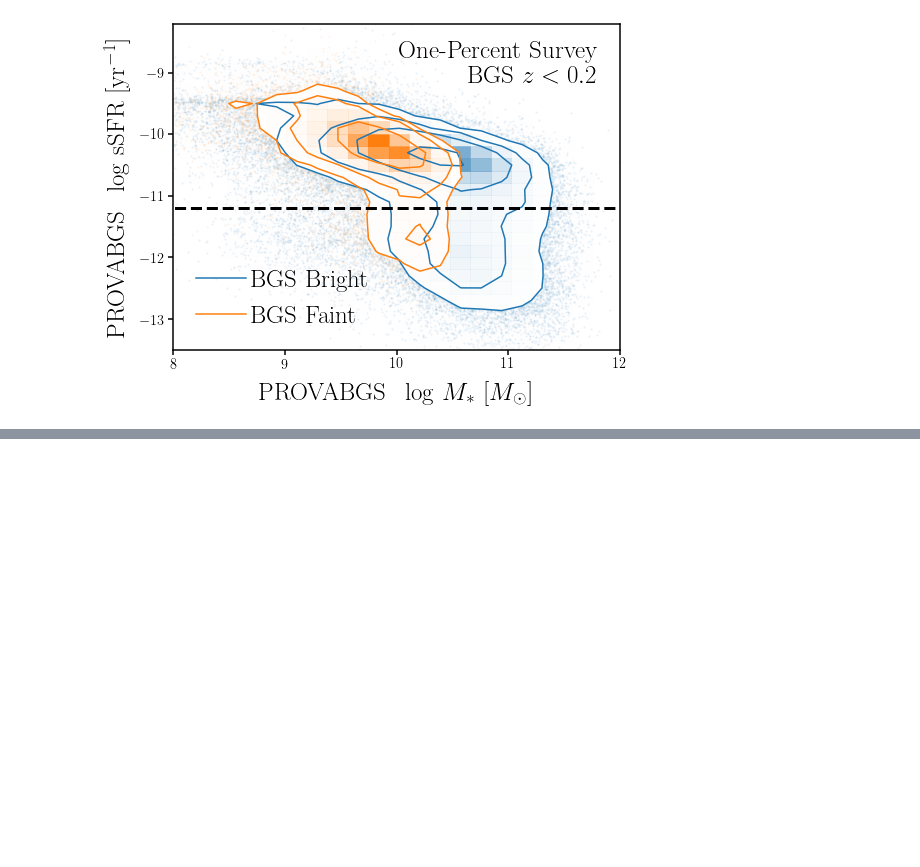
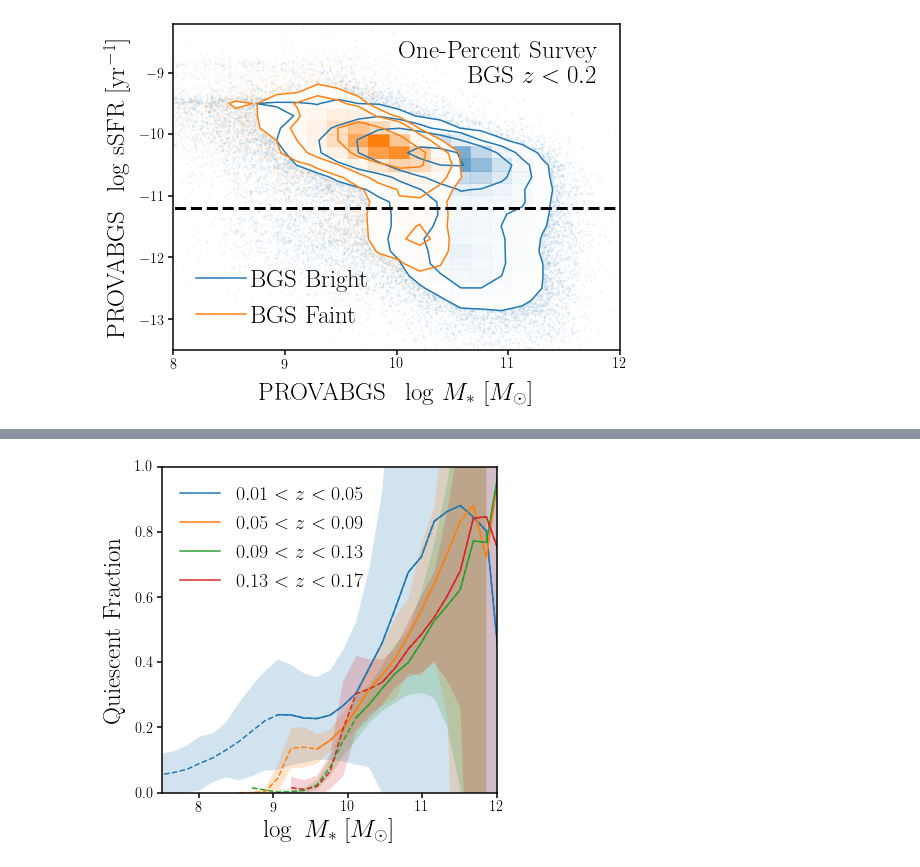
Before and after one commit to changhoonhahn/gapos, a Jupyter notebook: papers/edr/nb/sfq.ipynb, the cells around one changed output, grey strips where cells are left out. Saved outputs shown, nothing was run; the diff lists cells and outputs as text; code cells hidden in the pictures; blank space fills up the shorter version.

```diff
--- a/papers/edr/nb/sfq.ipynb
+++ b/papers/edr/nb/sfq.ipynb
@@ -138,0 +71,6 @@ fig.savefig('../figs/psmf_bgs_bright_sfq.pdf', bbox_inches='tight')
+# %%
+psmfs = []
+for zmin, zmax in zip(zmins, zmaxs):
+    psmf = np.loadtxt(os.path.join(dat_dir, 'psmf.sv3.bgs_bright.z%.2f_%.2f.dat' % (zmin, zmax)),
+                      skiprows=2)
+    psmfs.append(psmf)
@@ -138,0 +145,30 @@ fig.savefig('../figs/psmf_bgs_bright_sfq.pdf', bbox_inches='tight')
+# %%
+fig = plt.figure(figsize=(6,6))
+
+sub = fig.add_subplot(111)
+for i, zmin, zmax in zip(range(4), zmins, zmaxs):
+
+    fq = (psmfs_q[i][:,1]/(psmfs_q[i][:,1] + psmfs_sf[i][:,1]))
+    sig_fq = fq*np.sqrt((psmfs_q[i][:,2]/psmfs_q[i][:,1])**2 + (psmfs_sf[i][:,2]/psmfs_sf[i][:,1])**2)
+
+
+    sub.plot(psmfs_q[i][:,0][(psmfs_q[i][:,1] > 0)],
+             fq[(psmfs_q[i][:,1] > 0)],
+             c='C%i' % i, ls='--')
+    sub.plot(psmfs_q[i][:,0][(psmfs_q[i][:,0] > Mlims[i]) & (psmfs_q[i][:,1] > 0)],
+             fq[(psmfs_q[i][:,0] > Mlims[i]) & (psmfs_q[i][:,1] > 0)],
+             c='C%i' % i, ls='-')
+
+    sub.fill_between(psmfs_q[i][:,0], fq - sig_fq, fq + sig_fq, color='C%i' % i, edgecolor='none', alpha=0.2)
+    sub.plot([], [], c='C%i' % i, label='$%.2f < z < %.2f$' % (zmin, zmax))
+
+sub.legend(loc='upper left', fontsize=20, markerscale=5)#, frameon=True)
+sub.set_xlabel(r'$\log~M_*$  [$M_\odot$]', fontsize=25)
+sub.set_xlim(7.5, 12.)
+sub.set_ylabel(r'Quiescent Fraction', labelpad=10, fontsize=25)
+#sub.set_yscale('log')
+sub.set_ylim(0., 1.)
+
+fig.savefig('../figs/qf_bgs_bright.pdf', bbox_inches='tight')
+# %% [output]
+[figure, added]
```
Also changed, not shown: parts of 10 cells of this notebook, 3 other files.
